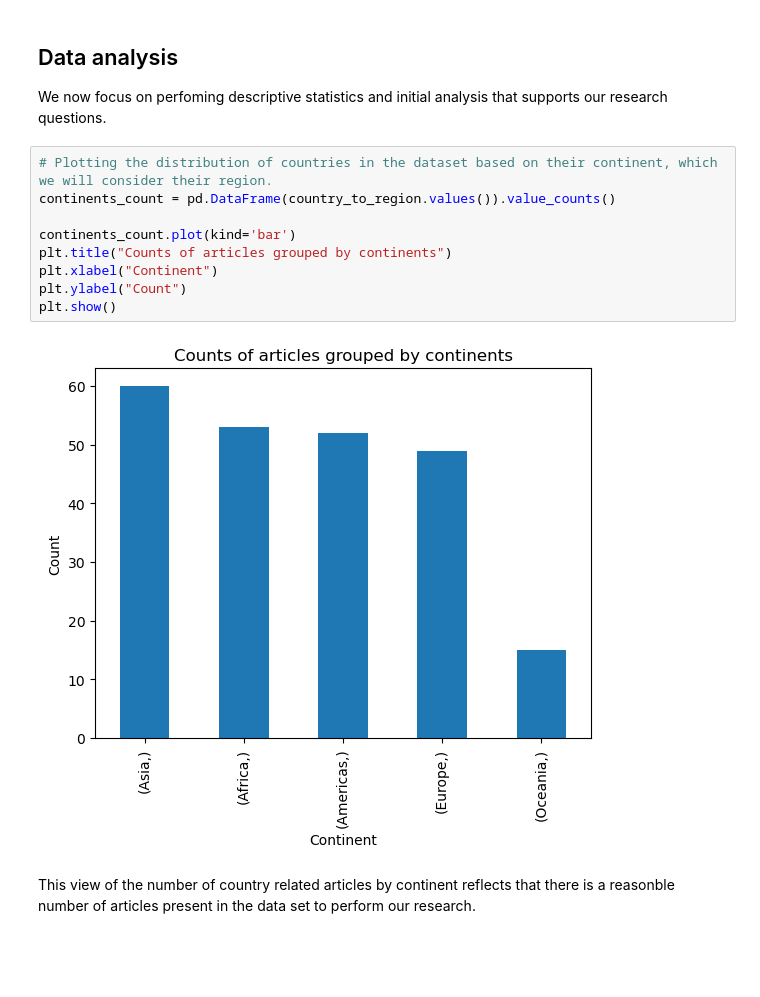
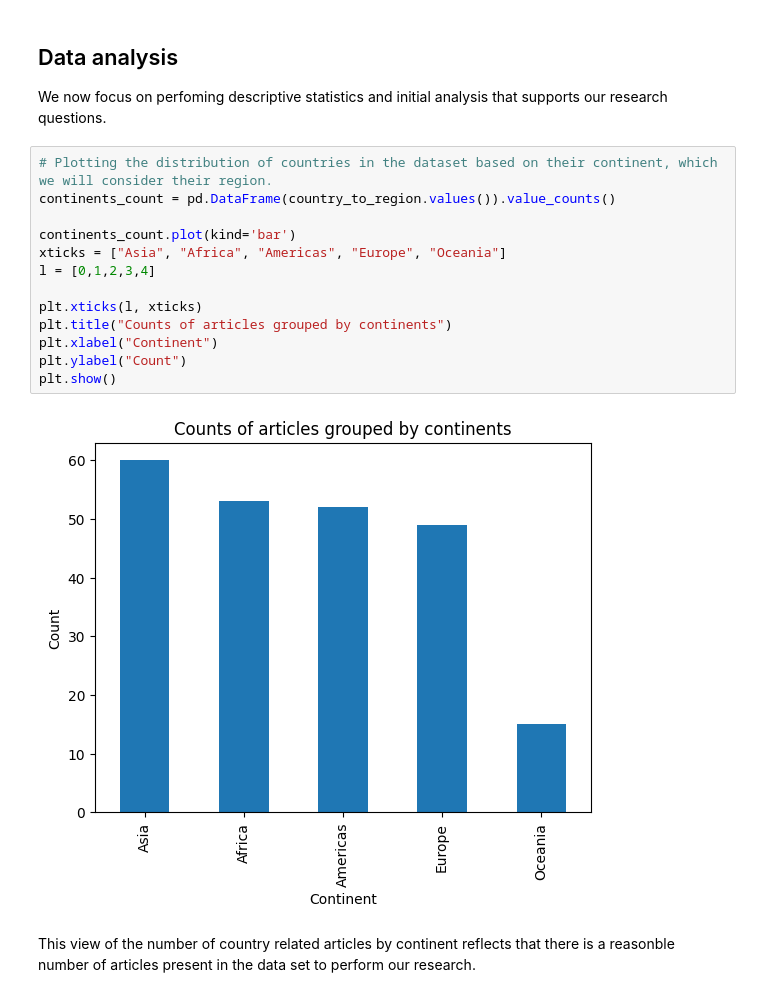
Before and after one commit to epfl-ada/ada-2023-project-jellyfish401, a Jupyter notebook: p2.ipynb, the cells around one changed output. Cells and saved outputs as stored; diff of their text form; blank space fills up the shorter version.

```diff
--- a/p2.ipynb
+++ b/p2.ipynb
@@ -271,14 +271,18 @@ We now focus on perfoming descriptive statistics and initial analysis that suppo
 # %%
 # Plotting the distribution of countries in the dataset based on their continent, which we will consider their region.
 continents_count = pd.DataFrame(country_to_region.values()).value_counts()
 
 continents_count.plot(kind='bar')
+xticks = ["Asia", "Africa", "Americas", "Europe", "Oceania"]
+l = [0,1,2,3,4]
+
+plt.xticks(l, xticks)
 plt.title("Counts of articles grouped by continents")
 plt.xlabel("Continent")
 plt.ylabel("Count")
 plt.show()
 # %% [output]
-[figure, old version]
+[figure, new version]
 # %% [markdown]
 This view of the number of country related articles by continent reflects that there is a reasonble number of articles present in the data set to perform our research.
 # %% [markdown]
```
Also changed, not shown: parts of 2 cells of this notebook.
